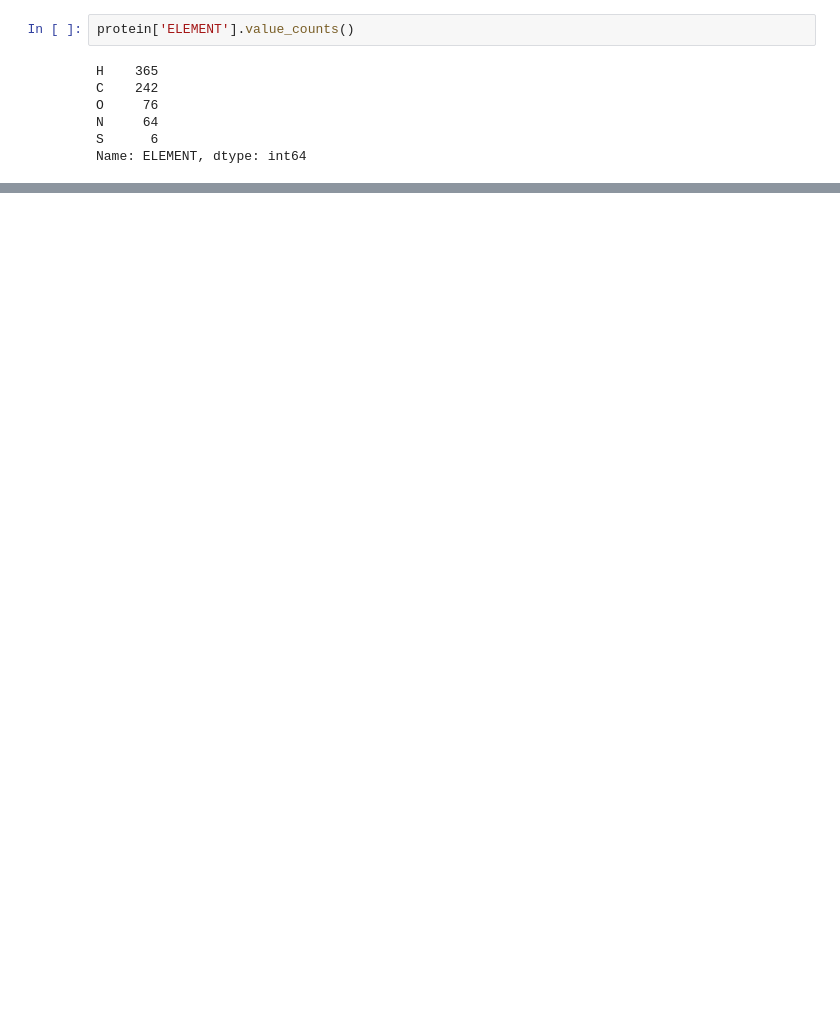
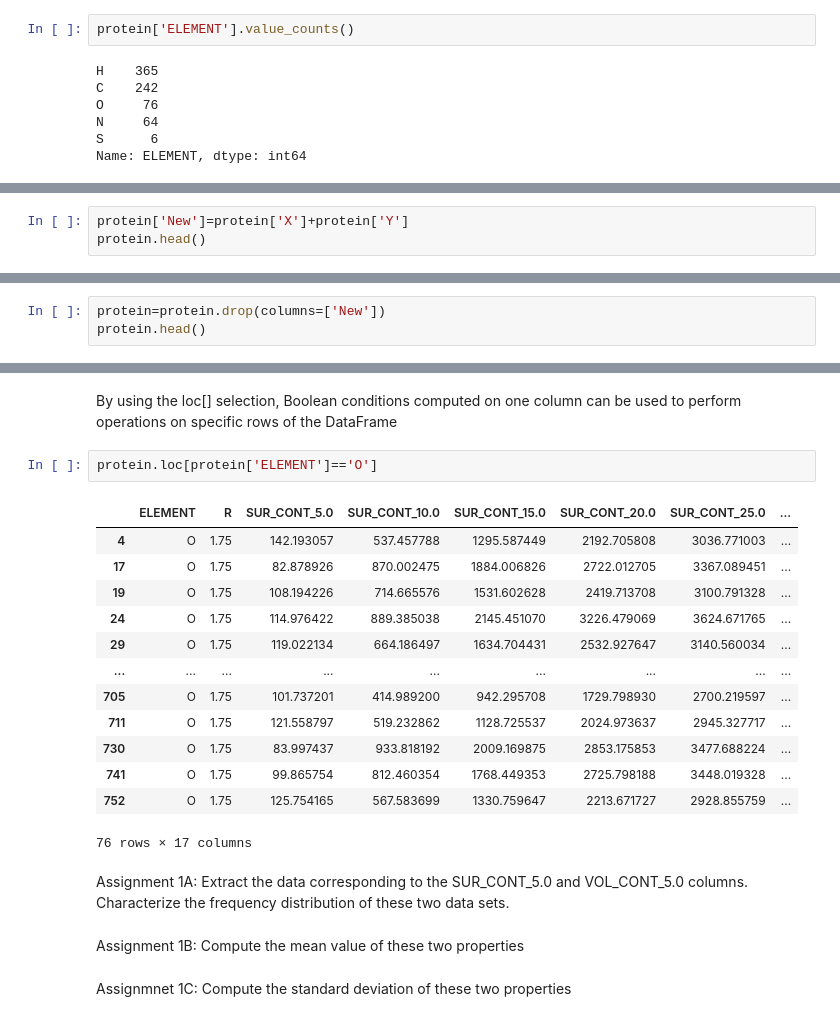
Before and after one commit to UNT-PHYS-3510-template/Data_and_Descriptors, a Jupyter notebook: data_analysis.ipynb, the cells around one changed output, grey strips where cells are left out. Drawn from its saved outputs; the diff is of its cells as text; blank space fills up the shorter version.

Commit message:
final assignment

```diff
--- a/data_analysis.ipynb
+++ b/data_analysis.ipynb
@@ -35,0 +76,3 @@ Name: ELEMENT, dtype: int64
+# %%
+protein['New']=protein['X']+protein['Y']
+protein.head()
@@ -35,0 +88,3 @@ Name: ELEMENT, dtype: int64
+# %%
+protein=protein.drop(columns=['New'])
+protein.head()
@@ -35,0 +123,24 @@ Name: ELEMENT, dtype: int64
+# %% [markdown]
+By using the loc[] selection, Boolean conditions computed on one column can be used to perform operations on specific rows of the DataFrame
+# %%
+protein.loc[protein['ELEMENT']=='O']
+# %% [output]
+|  | ELEMENT | R | SUR_CONT_5.0 | SUR_CONT_10.0 | SUR_CONT_15.0 | SUR_CONT_20.0 | SUR_CONT_25.0 | ... |
+| 4 | O | 1.75 | 142.193057 | 537.457788 | 1295.587449 | 2192.705808 | 3036.771003 | ... |
+| 17 | O | 1.75 | 82.878926 | 870.002475 | 1884.006826 | 2722.012705 | 3367.089451 | ... |
+| 19 | O | 1.75 | 108.194226 | 714.665576 | 1531.602628 | 2419.713708 | 3100.791328 | ... |
+| 24 | O | 1.75 | 114.976422 | 889.385038 | 2145.451070 | 3226.479069 | 3624.671765 | ... |
+| 29 | O | 1.75 | 119.022134 | 664.186497 | 1634.704431 | 2532.927647 | 3140.560034 | ... |
+| ... | ... | ... | ... | ... | ... | ... | ... | ... |
+| 705 | O | 1.75 | 101.737201 | 414.989200 | 942.295708 | 1729.798930 | 2700.219597 | ... |
+| 711 | O | 1.75 | 121.558797 | 519.232862 | 1128.725537 | 2024.973637 | 2945.327717 | ... |
+| 730 | O | 1.75 | 83.997437 | 933.818192 | 2009.169875 | 2853.175853 | 3477.688224 | ... |
+| 741 | O | 1.75 | 99.865754 | 812.460354 | 1768.449353 | 2725.798188 | 3448.019328 | ... |
+| 752 | O | 1.75 | 125.754165 | 567.583699 | 1330.759647 | 2213.671727 | 2928.855759 | ... |
+76 rows × 17 columns
+# %% [markdown]
+Assignment 1A: Extract the data corresponding to the SUR_CONT_5.0 and VOL_CONT_5.0 columns. Characterize the frequency distribution of these two data sets.
+# %% [markdown]
+Assignment 1B: Compute the mean value of these two properties
+# %% [markdown]
+Assignmnet 1C: Compute the standard deviation of these two properties
```
Also changed, not shown: parts of 21 cells of this notebook, 2 other files.
